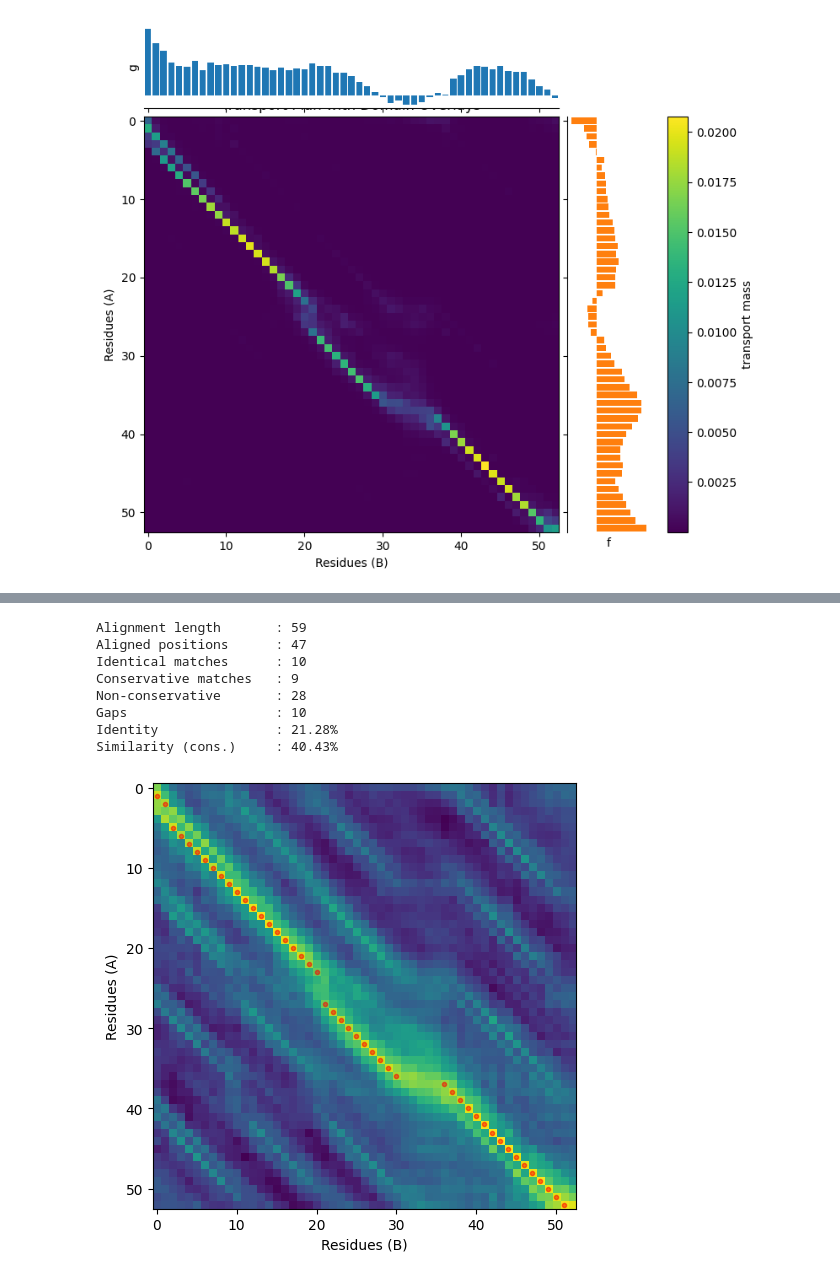
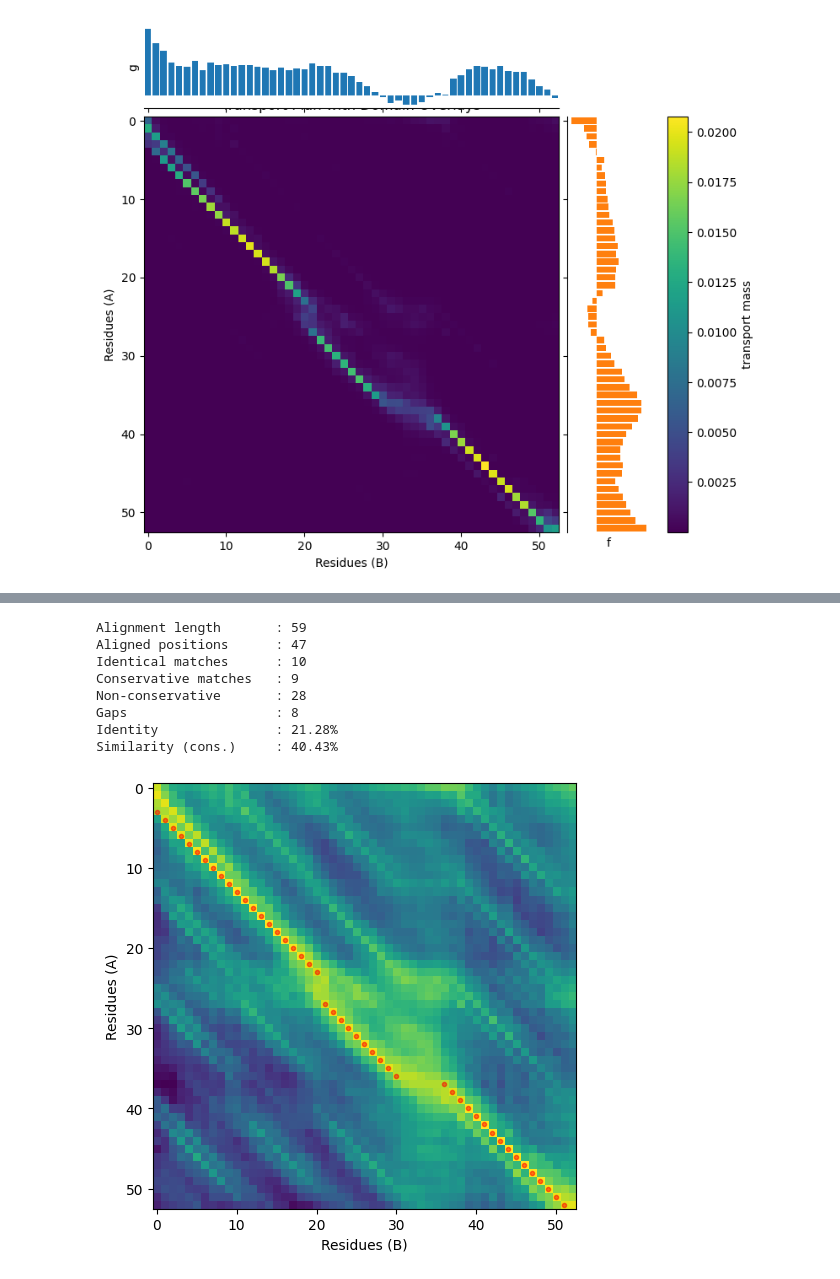
Before and after one commit to DeepFoldProtein/OTalign, a Jupyter notebook: example_alignment.ipynb, the cells around one changed output, grey strips where cells are left out. Saved outputs shown, nothing was run; the diff lists cells and outputs as text; code cells hidden in the pictures.

```diff
--- a/example_alignment.ipynb
+++ b/example_alignment.ipynb
@@ -156,8 +156,8 @@ from otalign.utils.display import print_alignment
 
 f = np.log(u[0].cpu().numpy())
 g = np.log(v[0].cpu().numpy())
-s = np.log(plan) - f[:, None] - g[None, :]
-aln_dict = hard_alignment_from_transport(plan, f, g, mode="glocal")
+s = np.log(plan)  # - f[:, None] - g[None, :]
+aln_dict = hard_alignment_from_transport(plan, mode="glocal")
 matches = np.array([(x - 1, y - 1) for x, y, o in aln_dict["path"] if o == "M"])
 print_alignment(seq1, seq2, aln_dict["path"], score=s, cmap=mpl.colormaps["Spectral"], display_mode="global_view")
 
@@ -175,9 +175,9 @@ fig.show()
 Alignment length       : 59
 Aligned positions      : 47
 Identical matches      : 10
 Conservative matches   : 9
 Non-conservative       : 28
-Gaps                   : 10
+Gaps                   : 8
 Identity               : 21.28%
 Similarity (cons.)     : 40.43%
-[figure, old version]
+[figure, new version]
```
Also changed, not shown: parts of 1 cell of this notebook.
